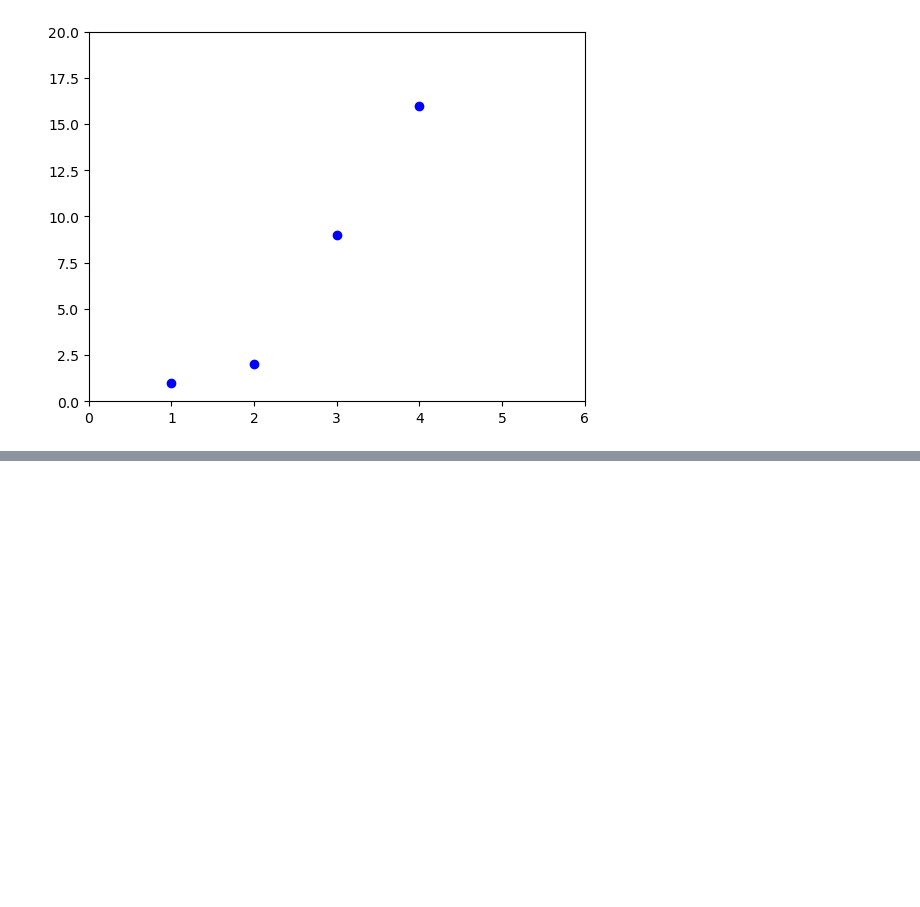
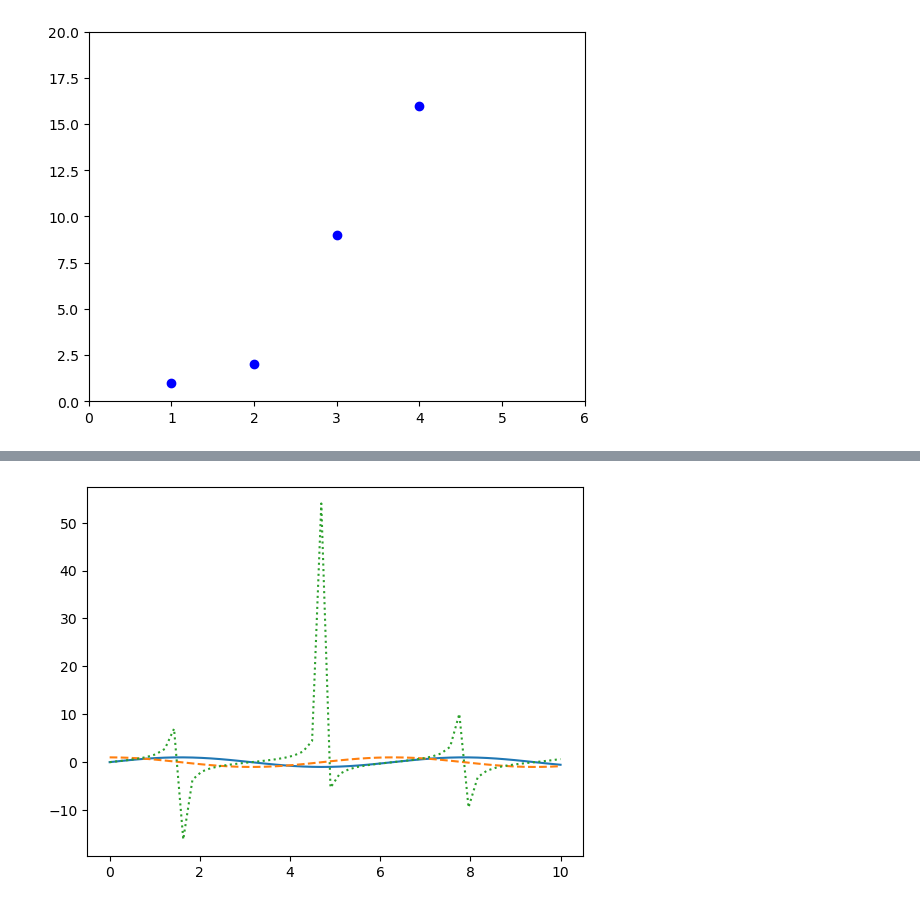
Before and after one commit to Ram2002-ai/DataScience_NareshIt, a Jupyter notebook: Python_libraries/matplotlib.ipynb, the cells around one changed output, grey strips where cells are left out. Drawn from its saved outputs; the diff is of its cells as text; code cells hidden in the pictures; blank space fills up the shorter version.

```diff
--- a/Python_libraries/matplotlib.ipynb
+++ b/Python_libraries/matplotlib.ipynb
@@ -28,0 +34,11 @@ plt.show()
+# %%
+x1=np.linspace(0,10,50)
+# create a plot figure
+# fig=plt.figure()
+
+plt.plot(x1,np.sin(x1),'-')
+plt.plot(x1,np.cos(x1),'--')
+plt.plot(x1,np.tan(x1),':')
+plt.show()
+# %% [output]
+[figure, added]
```
Also changed, not shown: parts of 39 cells of this notebook, 5 other files.
